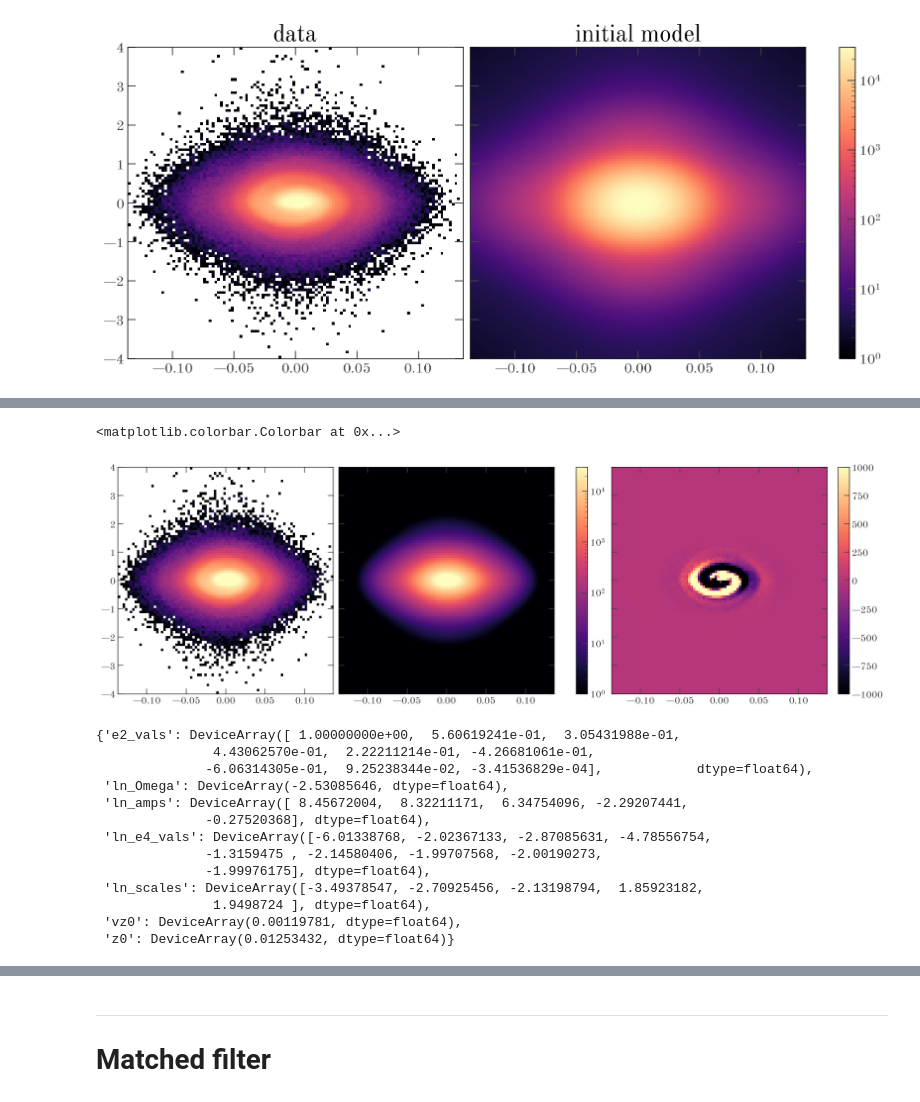
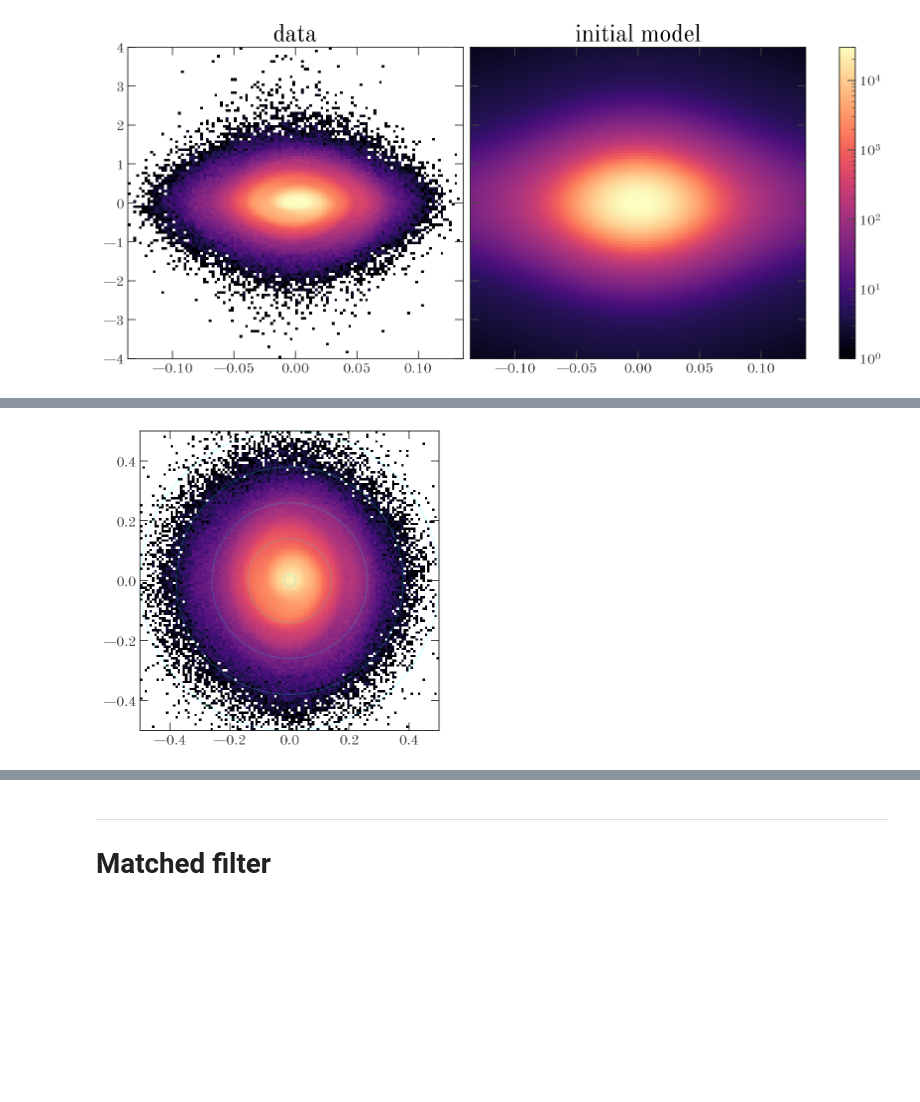
Before and after one commit to adrn/SnailTime, a Jupyter notebook: notebooks/Matched-filter.ipynb, the cells around one changed output, grey strips where cells are left out. Cells and saved outputs as stored; diff of their text form; code cells hidden in the pictures; blank space fills up the shorter version.

```diff
--- a/notebooks/Matched-filter.ipynb
+++ b/notebooks/Matched-filter.ipynb
@@ -570,35 +183,21 @@ fig.colorbar(cs, ax=axes[2])
-# %%
-fig, axes = plt.subplots(1, 3, figsize=(16, 5), sharex=True, sharey=True,
-                         constrained_layout=True)
-
-cs = axes[0].pcolormesh(im_bins['vz'], im_bins['z'], data_H.T, **vlim)
-
-model_H = np.exp(ln_density(res.params, yc, xc))
-cs = axes[1].pcolormesh(xc, yc, model_H,
-                        **vlim)
-fig.colorbar(cs, ax=axes[0:2])
-
-cs = axes[2].pcolormesh(
-    xc, yc, (data_H.T - model_H),
-    vmin=-1000, vmax=1000
-)
-fig.colorbar(cs, ax=axes[2])
-# %% [output]
-<matplotlib.colorbar.Colorbar at 0x...>
-[figure, removed]
-# %%
-res.params
-# %% [output]
-{'e2_vals': DeviceArray([ 1.00000000e+00,  5.60619241e-01,  3.05431988e-01,
-               4.43062570e-01,  2.22211214e-01, -4.26681061e-01,
-              -6.06314305e-01,  9.25238344e-02, -3.41536829e-04],            dtype=float64),
- 'ln_Omega': DeviceArray(-2.53085646, dtype=float64),
- 'ln_amps': DeviceArray([ 8.45672004,  8.32211171,  6.34754096, -2.29207441,
-              -0.27520368], dtype=float64),
- 'ln_e4_vals': DeviceArray([-6.01338768, -2.02367133, -2.87085631, -4.78556754,
-              -1.3159475 , -2.14580406, -1.99707568, -2.00190273,
-              -1.99976175], dtype=float64),
- 'ln_scales': DeviceArray([-3.49378547, -2.70925456, -2.13198794,  1.85923182,
-               1.9498724 ], dtype=float64),
- 'vz0': DeviceArray(0.00119781, dtype=float64),
- 'z0': DeviceArray(0.01253432, dtype=float64)}
+# %%
+rz, init_rz, init_th = model.get_rz_th(
+    test_data['z'].to_value(u.kpc),
+    test_data['vz'].to_value(u.kpc/u.Myr),
+    np.exp(res.params['ln_Omega']),
+    res.params['e2_vals'],
+    res.params['e4_vals']
+)
+# %%
+xx = rz * np.cos(init_th)
+yy = rz * np.sin(init_th)
+
+fig, ax = plt.subplots(1, 1, figsize=(5.4, 5.4))
+cs = ax.hist2d(xx, yy, bins=np.linspace(-0.5, 0.5, 128), **vlim)
+ax.set_aspect('equal')
+
+for rr in np.linspace(0.02, 0.5, 5):
+    circ = mpl.patches.Circle((0,0), rr, facecolor='none', edgecolor='cyan', alpha=0.2)
+    ax.add_patch(circ)
+# %% [output]
+[figure, added]
```
Also changed, not shown: parts of 62 cells of this notebook.
